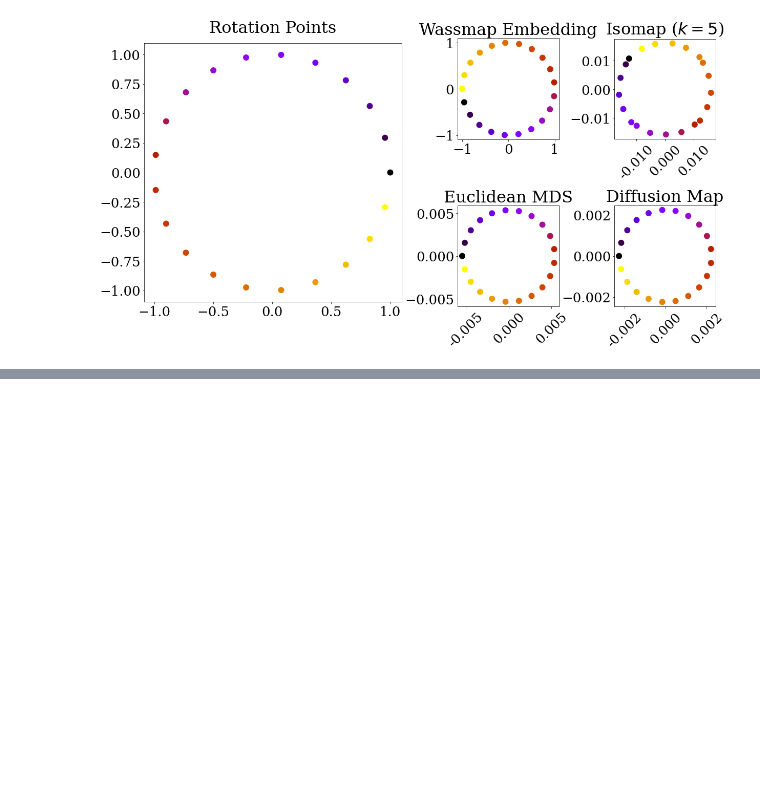
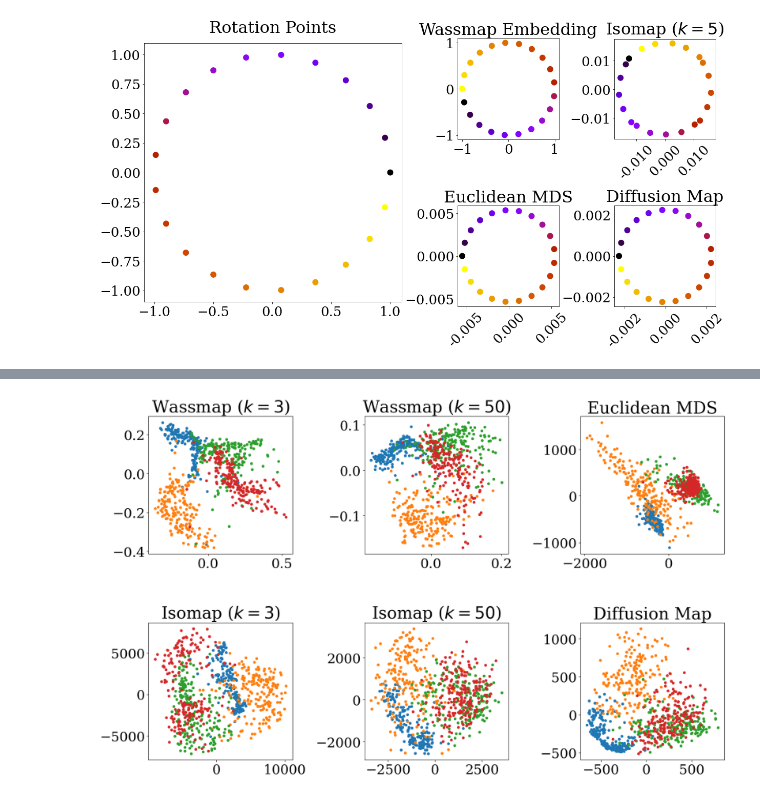
Before and after one commit to Wassmap/wassmap, a Jupyter notebook: example/SIMODS/MainFigures.ipynb, the cells around one changed output, grey strips where cells are left out. Drawn from its saved outputs; the diff is of its cells as text; code cells hidden in the pictures; blank space fills up the shorter version.

```diff
--- a/example/SIMODS/MainFigures.ipynb
+++ b/example/SIMODS/MainFigures.ipynb
@@ -797,0 +766,40 @@ plt.savefig('/content/drive/My Drive/Colab Notebooks/figures/revisions/fig6.pdf'
+# %%
+# Plotting
+fig, ax = plt.subplots(2,3,figsize=(20,12),
+    gridspec_kw = {"wspace":0.5,"hspace":0.5})
+
+ms = 20 # Marker size
+
+L = numdigits_train
+M = L
+sw = [ [] for _ in range(4) ]
+si = [ [] for _ in range(4) ]
+for i in range(len(digits_to_embed)):
+    sw[0].append(ax[0,0].scatter(WassEmbedding_list[0][range(L*i,L*(i+1)),0],WassEmbedding_list[0][range(L*i,L*(i+1)),1],s=ms))
+    ax[0,0].set_title('Wassmap ($k=%i$)'%wass_k[0])
+    sw[1].append(ax[0,1].scatter(WassEmbedding_list[1][range(L*i,L*(i+1)),0],WassEmbedding_list[1][range(L*i,L*(i+1)),1],s=ms))
+    ax[0,1].set_title('Wassmap ($k=%i$)'%wass_k[1])
+    #sw[2].append(ax[0,2].scatter(WassEmbedding_list[2][range(L*i,L*(i+1)),0],WassEmbedding_list[2][range(L*i,L*(i+1)),1]))
+    #ax[0,2].set_title('MNIST, Wassmap ($k=%i$)'%wass_k[2])
+    si[0].append(ax[1,0].scatter(IsomapEmbedding_list[0][range(L*i,L*(i+1)),0],IsomapEmbedding_list[0][range(L*i,L*(i+1)),1],s=ms))
+    ax[1,0].set_title('Isomap ($k=%i$)'%wass_k[0])
+    si[1].append(ax[1,1].scatter(IsomapEmbedding_list[1][range(L*i,L*(i+1)),0],IsomapEmbedding_list[1][range(L*i,L*(i+1)),1],s=ms))
+    ax[1,1].set_title('Isomap ($k=%i$)'%wass_k[1])
+    #si[2].append(ax[1,2].scatter(IsomapEmbedding_list[2][range(L*i,L*(i+1)),0],IsomapEmbedding_list[2][range(L*i,L*(i+1)),1]))
+    #ax[1,2].set_title('MNIST, Isomap ($k=%i$)'%wass_k[2])
+    ax[0,2].scatter(MDSEmbedding_f5[range(L*i,L*(i+1)),0],MDSEmbedding_f5[range(L*i,L*(i+1)),1],s=ms)
+    ax[0,2].set_title('Euclidean MDS')
+    #ax[1,2].scatter(SpecEmbedding[range(L*i,L*(i+1)),0],SpecEmbedding[range(L*i,L*(i+1)),1],s=ms)
+    #ax[1,2].set_title('Eigenmap ($k=%i$)'%numneighbors)
+
+    ax[1,2].scatter(DMapEmbedding_f5[range(L*i,L*(i+1)),0],DMapEmbedding_f5[range(L*i,L*(i+1)),1],s=ms)
+    ax[1,2].set_title('Diffusion Map')
+    #ax[1,3].scatter(tSNEEmbedding[range(L*i,L*(i+1)),0],tSNEEmbedding[range(L*i,L*(i+1)),1],s=ms)
+    #ax[1,3].set_title('tSNE')
+
+#for p in range(2):
+#    ax[0,p].legend([sw[p][i]for i in range(len(digits_to_embed))],digits_to_embed)
+
+fig.savefig('./figures/fig5.pdf',bbox_inches='tight')
+# %% [output]
+[figure, added]
```
Also changed, not shown: parts of 13 cells of this notebook, 1 other file.
